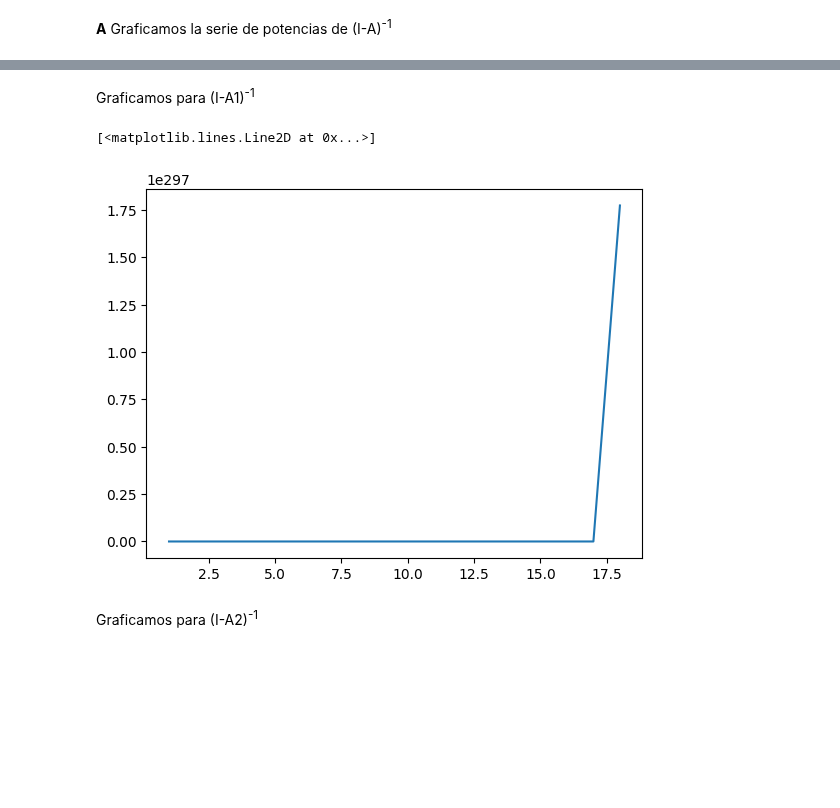
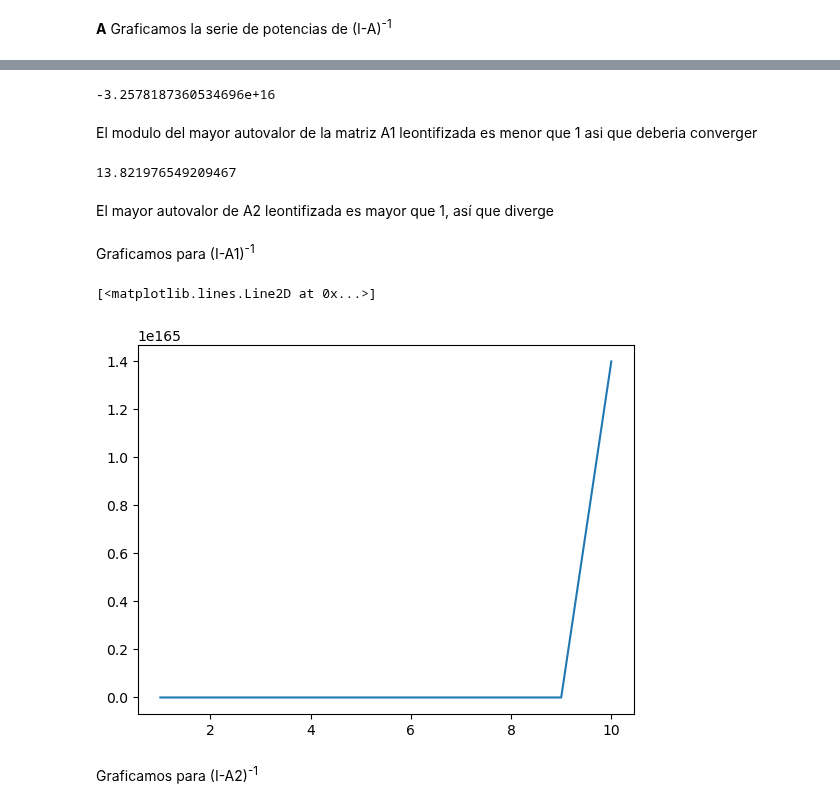
Before and after one commit to evaFomina/ALC_TP, a Jupyter notebook: Tiburones_ALC_TP2.ipynb, the cells around one changed output, grey strips where cells are left out. Cells and saved outputs as stored; diff of their text form; code cells hidden in the pictures; blank space fills up the shorter version.

```diff
--- a/Tiburones_ALC_TP2.ipynb
+++ b/Tiburones_ALC_TP2.ipynb
@@ -359,11 +348,11 @@ l1=[]
 l2=[]
 
 
-for i in range(18):
+for i in range(10):
     leonk1 = leon1 @ leonk1
     l1.append(norm(leonk1, 2))
 
-for i in range(250):
+for i in range(100):
 
     leonk2 = leon2 @ leonk2
     l2.append(norm(leonk2, 2))
@@ -374,10 +363,24 @@ print(l1)
+# %%
+v = np.random.rand(leon1.shape[0])
+metodoPotencia(leon1, v, 250)
+# %% [output]
+-3.2578187360534696e+16
+# %% [markdown]
+El modulo del mayor autovalor de la matriz A1 leontifizada es menor que 1 asi que deberia converger
+# %%
+v = np.random.rand(leon1.shape[0])
+metodoPotencia(leon2, v, 250)
+# %% [output]
+13.821976549209467
+# %% [markdown]
+El mayor autovalor de A2 leontifizada es mayor que 1, así que diverge
 # %% [markdown]
 Graficamos para (I-A1)<sup>-1</sup>
 # %%
-plt.plot(arr[:18], l1)
+plt.plot(arr[:10], l1)
 # %% [output]
 [<matplotlib.lines.Line2D at 0x...>]
-[figure, old version]
+[figure, new version]
 # %% [markdown]
 Graficamos para (I-A2)<sup>-1</sup>
 # %%
```
Also changed, not shown: parts of 18 cells of this notebook.
